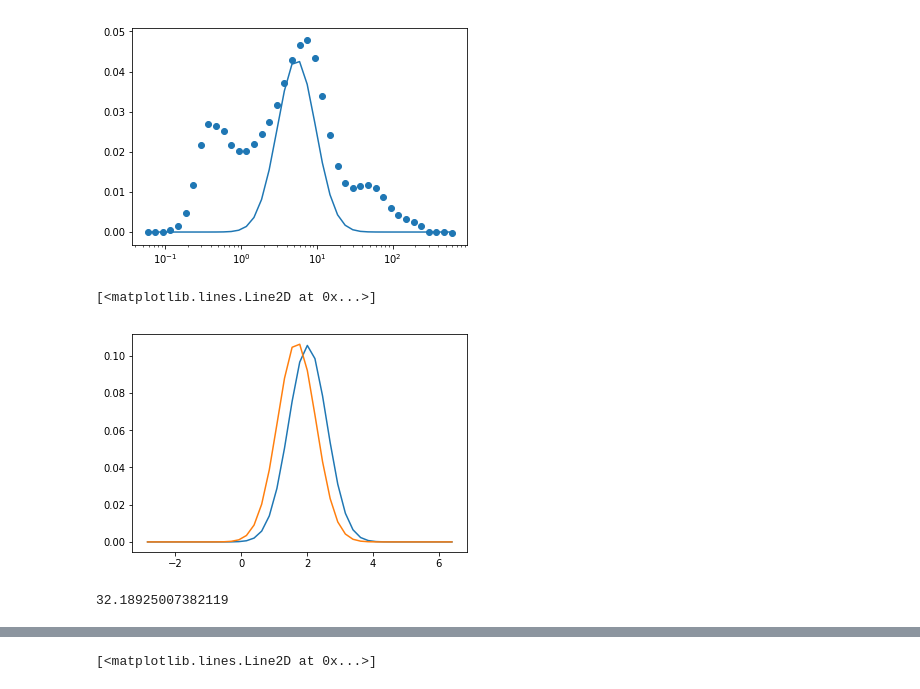
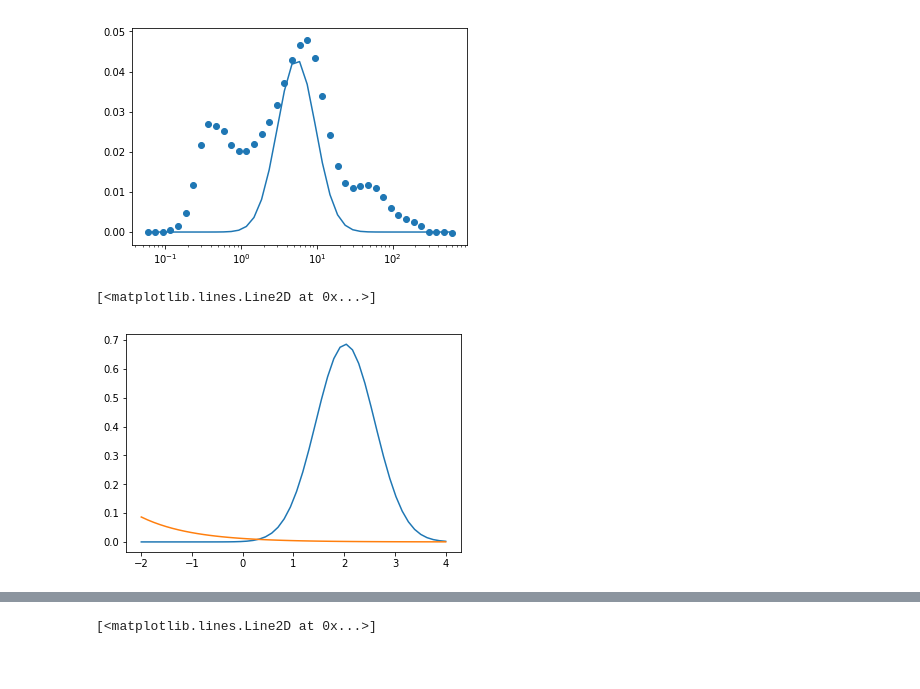
Before and after one commit to lsg6140/Python, a Jupyter notebook: PBM/AS_US.ipynb, the cells around one changed output, grey strips where cells are left out. Drawn from its saved outputs; the diff is of its cells as text; code cells hidden in the pictures.

```diff
--- a/PBM/AS_US.ipynb
+++ b/PBM/AS_US.ipynb
@@ -205,13 +223,15 @@ plt.scatter(L,Vcs[:,5])
 plt.xscale('log')
 # %% [output]
 [figure]
+# %%
+def muy(mux,sx):
+    return np.exp(mux+sx**2/2)
+def sy(mux,sx):
+    return np.exp(2*mux+sx**2)*(np.exp(sx**2)-1)
 # %%
-plt.plot(np.log(L),npdf(np.log(L),mu[1],sigma[1])/6.5)
-plt.plot(np.log(L),lnpdf(L,mu[1],sigma[1]))
+x = np.logspace(-2,4,base=np.e)
+plt.plot(np.log(x),npdf(np.log(x),mu[1],sigma[1]))
+plt.plot(np.log(x),lnpdf(x,muy(mu[1],sigma[1]),sy(mu[1],sigma[1])))
 # %% [output]
 [<matplotlib.lines.Line2D at 0x...>]
-[figure, old version]
+[figure, new version]
-# %%
-variance
-# %% [output]
-32.18925007382119
```
Also changed, not shown: parts of 17 cells of this notebook, 2 other files.
